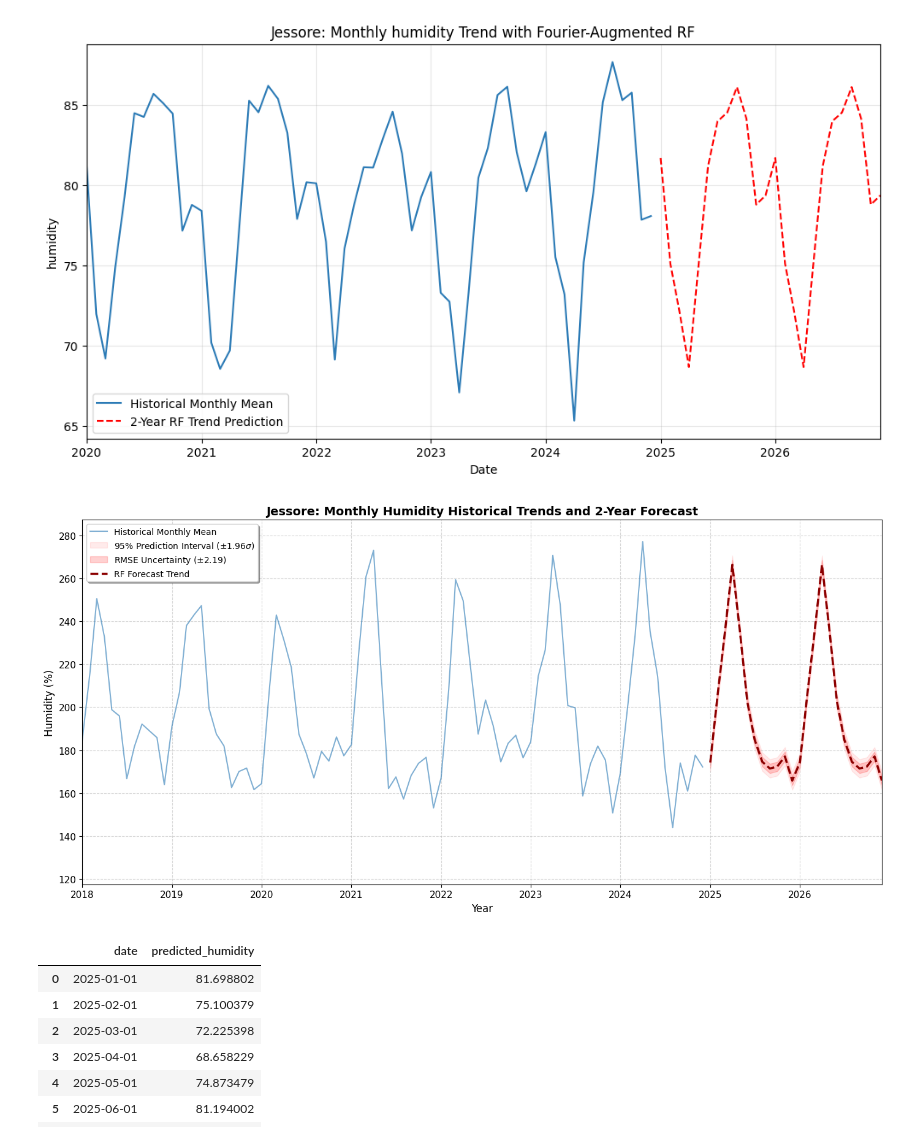
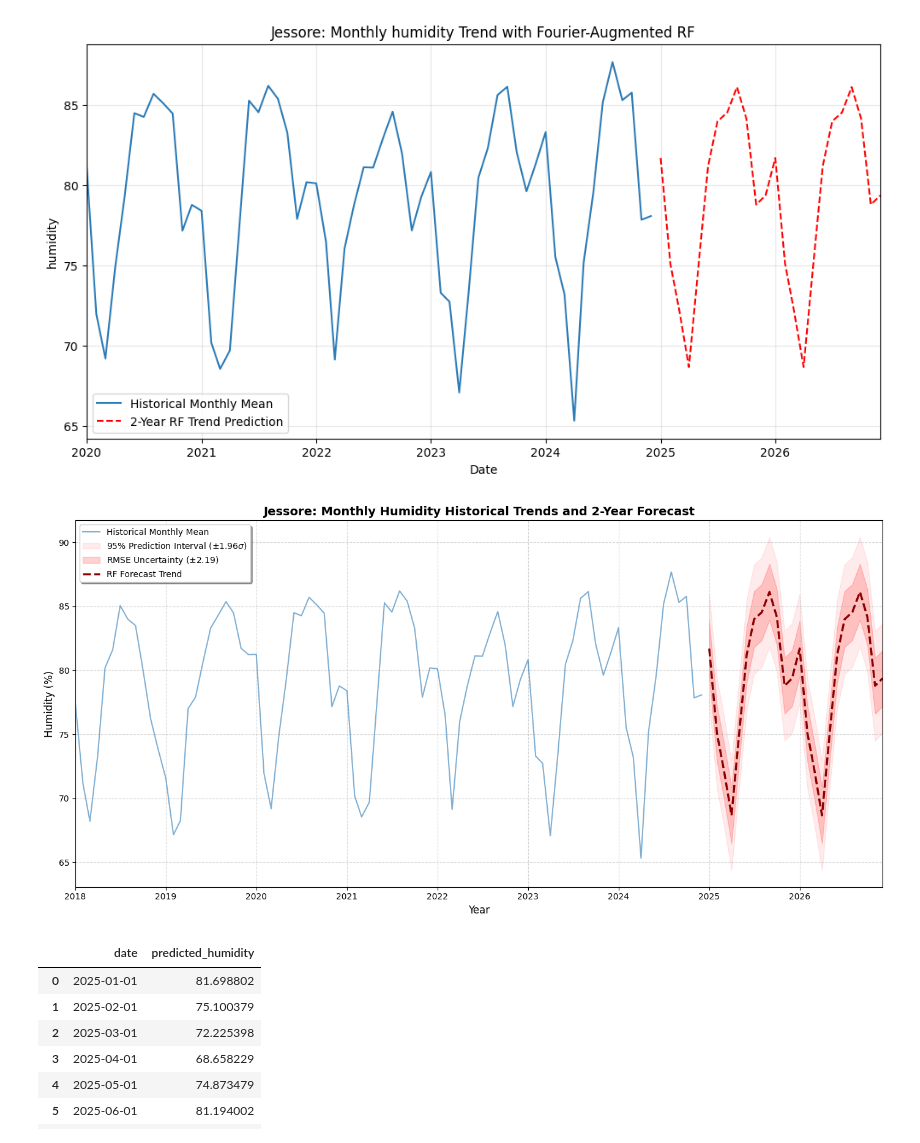
Before and after one commit to not-your-pancake/TCC_Journal, a Jupyter notebook: 0 Real Done Shit/3. Southwest Hot–Dry Zone (Drought or saline)/1-4 HI_WB_HS_WGB/Jessore.ipynb, the cells around one changed output. Saved outputs shown, nothing was run; the diff lists cells and outputs as text; code cells hidden in the pictures.

```diff
--- a/0 Real Done Shit/3. Southwest Hot–Dry Zone (Drought or saline)/1-4 HI_WB_HS_WGB/Jessore.ipynb
+++ b/0 Real Done Shit/3. Southwest Hot–Dry Zone (Drought or saline)/1-4 HI_WB_HS_WGB/Jessore.ipynb
@@ -687,7 +687,7 @@ plt.show()
 [figure]
 # %%
 # 5. Predict 2 Years Future with Empirical Validation
-mean_preds = cat_model.predict(future_df[FEATURES])
+mean_preds = lgb_model.predict(future_df[FEATURES])
 
 best_model_rmse = 2.1864
 upper_95 = mean_preds + (1.96 * best_model_rmse)
@@ -705,34 +705,34 @@ plt.plot(df_features['date'], y, label='Historical Monthly Mean',
 
 # 4. Plot the 95% Confidence Interval (The Outer Cloud)
 plt.fill_between(future_dates, lower_95, upper_95,
                  color='red', alpha=0.08, label='95% Prediction Interval ($\pm 1.96 \sigma$)')
 
 # 5. Plot the 68% Confidence Interval (The RMSE Cloud)
 plt.fill_between(future_dates, lower_68, upper_68,
                  color='red', alpha=0.18, label=f'RMSE Uncertainty ($\pm${best_model_rmse:.2f})')
 
 # 6. Plot the Future Prediction Mean (The Trend)
 plt.plot(future_dates, mean_preds, label='RF Forecast Trend',
          linestyle='--', color='darkred', lw=2.5)
 
 # 7. Journal Formatting & Aesthetics
 plt.title(f'{district}: Monthly Humidity Historical Trends and 2-Year Forecast', fontsize=14, fontweight='bold')
 plt.xlabel('Year', fontsize=12)
 plt.ylabel('Humidity (%)', fontsize=12)
 
 # Set the x-axis to start slightly before the forecast for better perspective
 # Adjust '2018-01-01' to whatever date makes your historical trend visible
 plt.xlim(pd.Timestamp('2018-01-01'), future_dates.max())
 
 plt.legend(loc='upper left', frameon=True, shadow=True, fontsize=10)
 plt.grid(True, linestyle='--', alpha=0.5)
 
 # Optional: Tight layout to prevent label clipping
 plt.tight_layout()
 
 plt.show()
 # %% [output]
-[figure, old version]
+[figure, new version]
 # %%
 # create the dataframe of the predicted values of 2025 and 2026
 df_predictions_humidity = pd.DataFrame({
```
Also changed, not shown: parts of 11 cells of this notebook, 6 other files.
